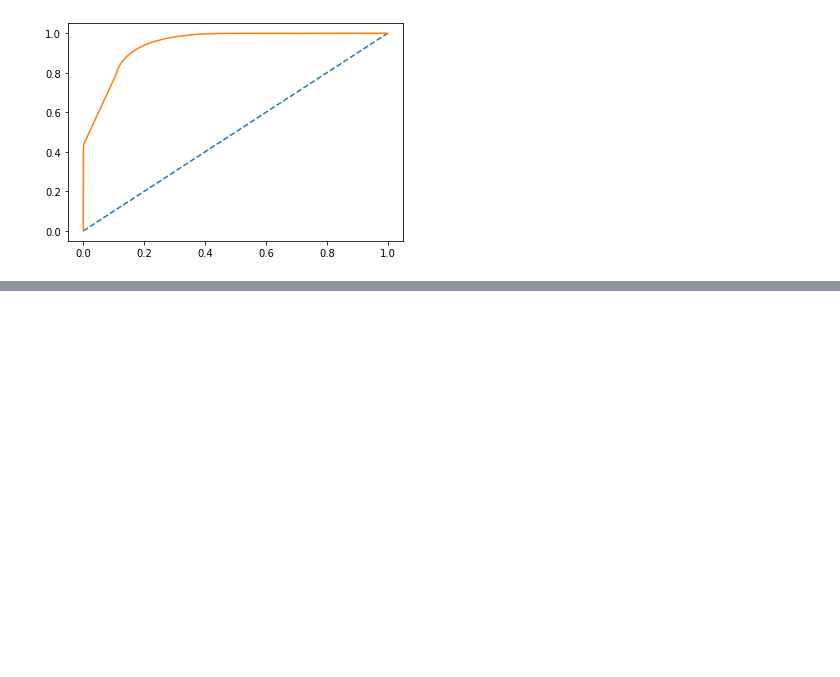
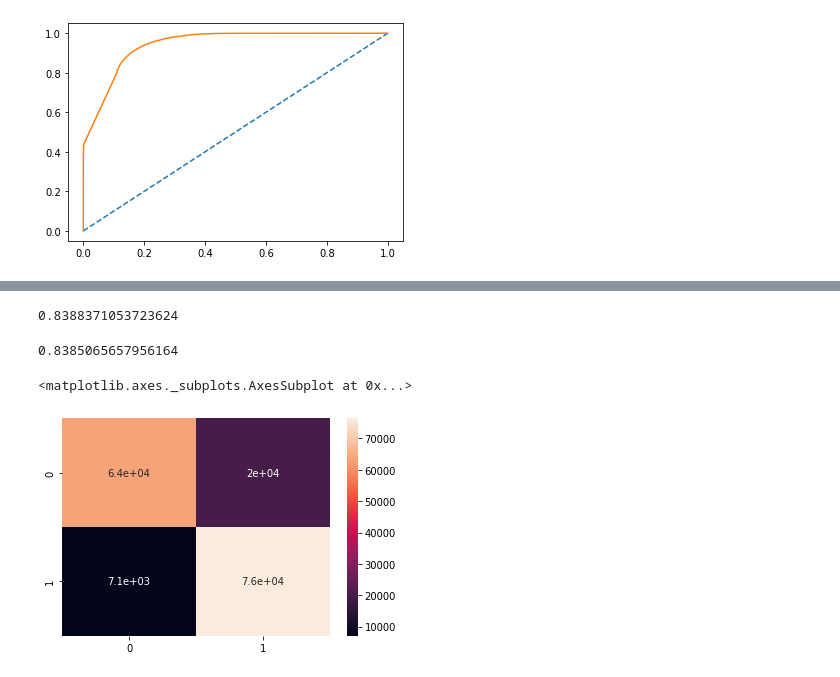
Before and after one commit to agrawalkunal2/insurance-cross_sell, a Jupyter notebook: HEALTH_INSURANCE_CROSS_SELL_PREDICTION.ipynb, the cells around one changed output, grey strips where cells are left out. Saved outputs shown, nothing was run; the diff lists cells and outputs as text; code cells hidden in the pictures; blank space fills up the shorter version.

```diff
--- a/HEALTH_INSURANCE_CROSS_SELL_PREDICTION.ipynb
+++ b/HEALTH_INSURANCE_CROSS_SELL_PREDICTION.ipynb
@@ -1943,0 +1971,29 @@ AUC: 0.943
+# %%
+# defining level 0 model
+models = [
+          LogisticRegression(C= 0.1, penalty= "l2", solver= "newton-cg"),
+          RandomForestClassifier(criterion="gini",max_depth=10,n_estimators=80),
+          LGBMClassifier(bagging_fraction=0.5,learning_rate=0.1,n_estimators=100,max_bin=600,max_depth=10)
+]
+# %%
+S_train, S_test = stacking(models,
+                           X_train, y_train, X_test,
+                           regression=False,
+
+                           mode='oof_pred_bag',
+
+                           needs_proba=False,
+
+                           save_dir=None,
+
+                           metric=accuracy_score,
+
+                           n_folds=4,
+
+                           stratified=True,
+
+                           shuffle=True,
+
+                           random_state=0,
+
+                           verbose=2)
@@ -1943,0 +2018,26 @@ AUC: 0.943
+# %%
+# Level 1
+model_stacking = XGBClassifier(random_state=0, n_jobs=1, learning_rate=0.1,
+                      n_estimators=500, max_depth=10)
+
+model_stacking = model_stacking.fit(S_train, y_train)
+# %%
+# Predictions
+y_train_pred_stack = model_stacking.predict(S_train)
+y_test_pred_stack = model_stacking.predict(S_test)
+# %%
+# accuracy scores for train set
+accuracy_score(y_train,y_train_pred_stack)
+# %% [output]
+0.8388371053723624
+# %%
+# accuracy scores for test set
+accuracy_score(y_test,y_test_pred_stack)
+# %% [output]
+0.8385065657956164
+# %%
+# confusion matrix
+sns.heatmap(confusion_matrix(y_test,y_test_pred_stack),annot=True)
+# %% [output]
+<matplotlib.axes._subplots.AxesSubplot at 0x...>
+[figure, added]
```
Also changed, not shown: parts of 5 cells of this notebook.
